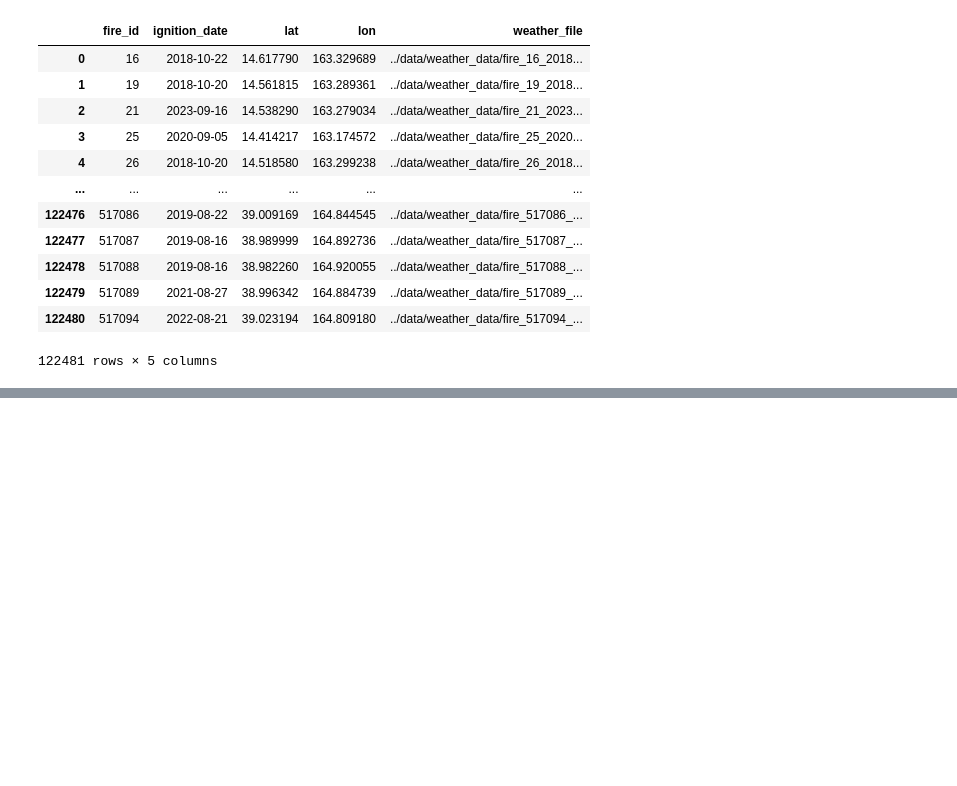
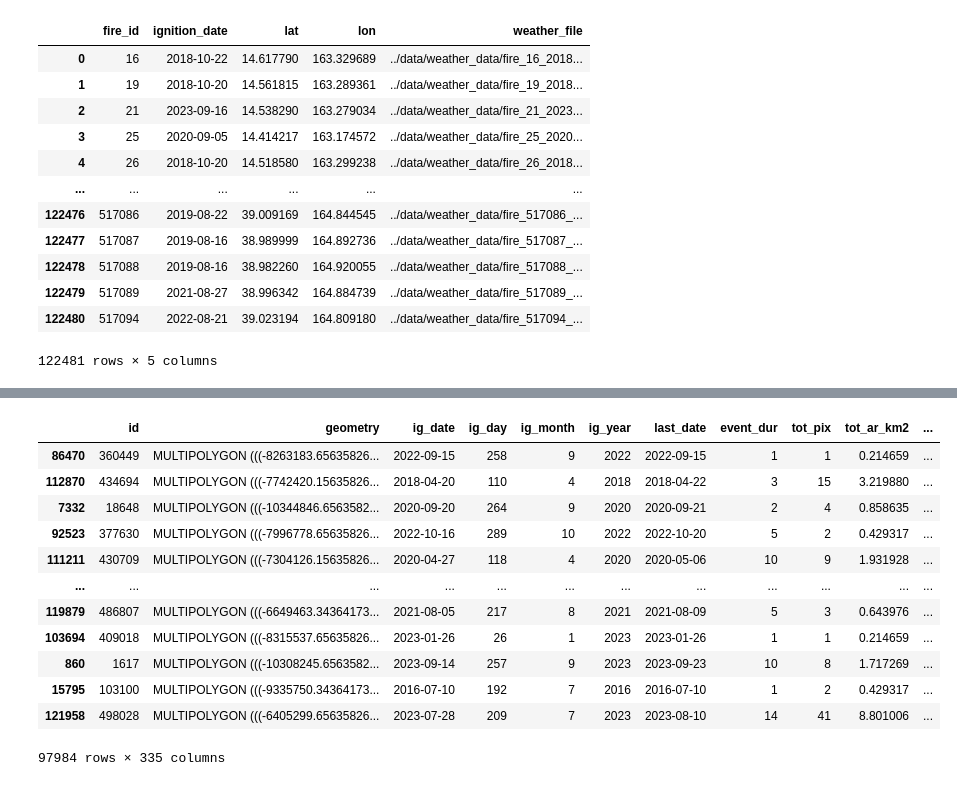
Before and after one commit to wdas03/climate-modelling, a Jupyter notebook: src/weather_data.ipynb, the cells around one changed output, grey strips where cells are left out. Drawn from its saved outputs; the diff is of its cells as text; code cells hidden in the pictures; blank space fills up the shorter version.

```diff
--- a/src/weather_data.ipynb
+++ b/src/weather_data.ipynb
@@ -1414,0 +1146,8 @@ KeyboardInterrupt:
+# %%
+from sklearn.model_selection import train_test_split
+
+train_df, test_df = train_test_split(fire_combined_df_augmented, test_size=0.2, random_state=42)
+nonfire_train_df, nonfire_test_df = train_test_split(nonfire_combined_df_augmented, test_size=0.2, random_state=42)
+
+train_sample_df = train_df.sample(frac=0.2, random_state=42)
+nonfire_train_sample_df = nonfire_train_df.sample(frac=0.2, random_state=42)
@@ -1414,0 +1170,16 @@ KeyboardInterrupt:
+# %%
+train_df
+# %% [output]
+|  | id | geometry | ig_date | ig_day | ig_month | ig_year | last_date | event_dur | tot_pix | tot_ar_km2 | ... |
+| 86470 | 360449 | MULTIPOLYGON (((-8263183.65635826... | 2022-09-15 | 258 | 9 | 2022 | 2022-09-15 | 1 | 1 | 0.214659 | ... |
+| 112870 | 434694 | MULTIPOLYGON (((-7742420.15635826... | 2018-04-20 | 110 | 4 | 2018 | 2018-04-22 | 3 | 15 | 3.219880 | ... |
+| 7332 | 18648 | MULTIPOLYGON (((-10344846.6563582... | 2020-09-20 | 264 | 9 | 2020 | 2020-09-21 | 2 | 4 | 0.858635 | ... |
+| 92523 | 377630 | MULTIPOLYGON (((-7996778.65635826... | 2022-10-16 | 289 | 10 | 2022 | 2022-10-20 | 5 | 2 | 0.429317 | ... |
+| 111211 | 430709 | MULTIPOLYGON (((-7304126.15635826... | 2020-04-27 | 118 | 4 | 2020 | 2020-05-06 | 10 | 9 | 1.931928 | ... |
+| ... | ... | ... | ... | ... | ... | ... | ... | ... | ... | ... | ... |
+| 119879 | 486807 | MULTIPOLYGON (((-6649463.34364173... | 2021-08-05 | 217 | 8 | 2021 | 2021-08-09 | 5 | 3 | 0.643976 | ... |
+| 103694 | 409018 | MULTIPOLYGON (((-8315537.65635826... | 2023-01-26 | 26 | 1 | 2023 | 2023-01-26 | 1 | 1 | 0.214659 | ... |
+| 860 | 1617 | MULTIPOLYGON (((-10308245.6563582... | 2023-09-14 | 257 | 9 | 2023 | 2023-09-23 | 10 | 8 | 1.717269 | ... |
+| 15795 | 103100 | MULTIPOLYGON (((-9335750.34364173... | 2016-07-10 | 192 | 7 | 2016 | 2016-07-10 | 1 | 2 | 0.429317 | ... |
+| 121958 | 498028 | MULTIPOLYGON (((-6405299.65635826... | 2023-07-28 | 209 | 7 | 2023 | 2023-08-10 | 14 | 41 | 8.801006 | ... |
+97984 rows × 335 columns
```
Also changed, not shown: parts of 49 cells of this notebook, 4 other files.
